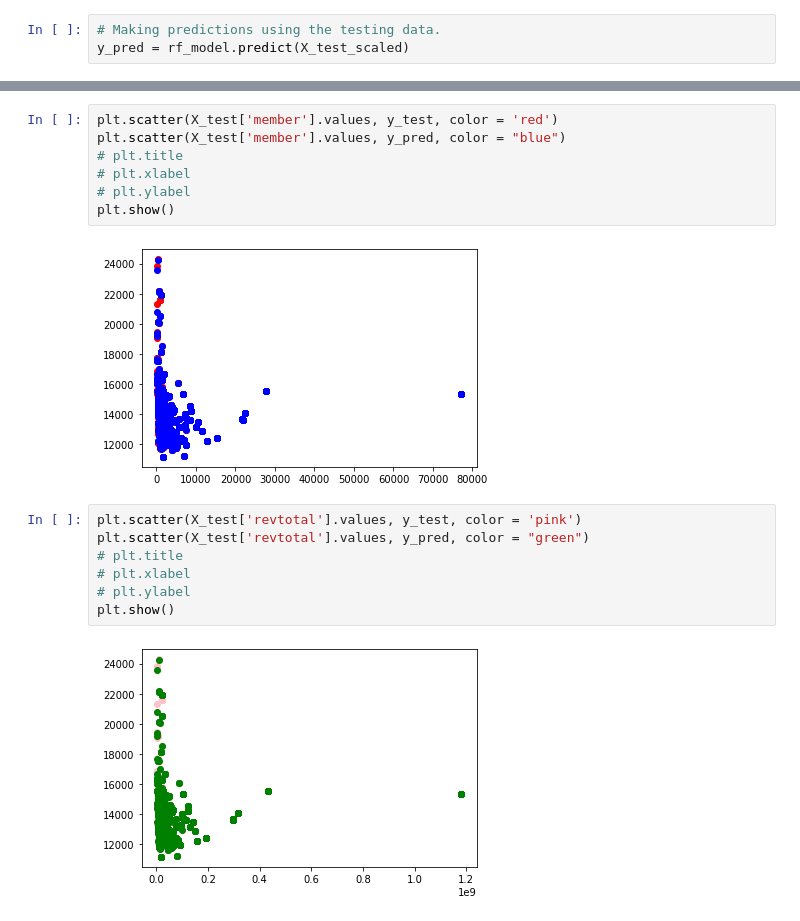
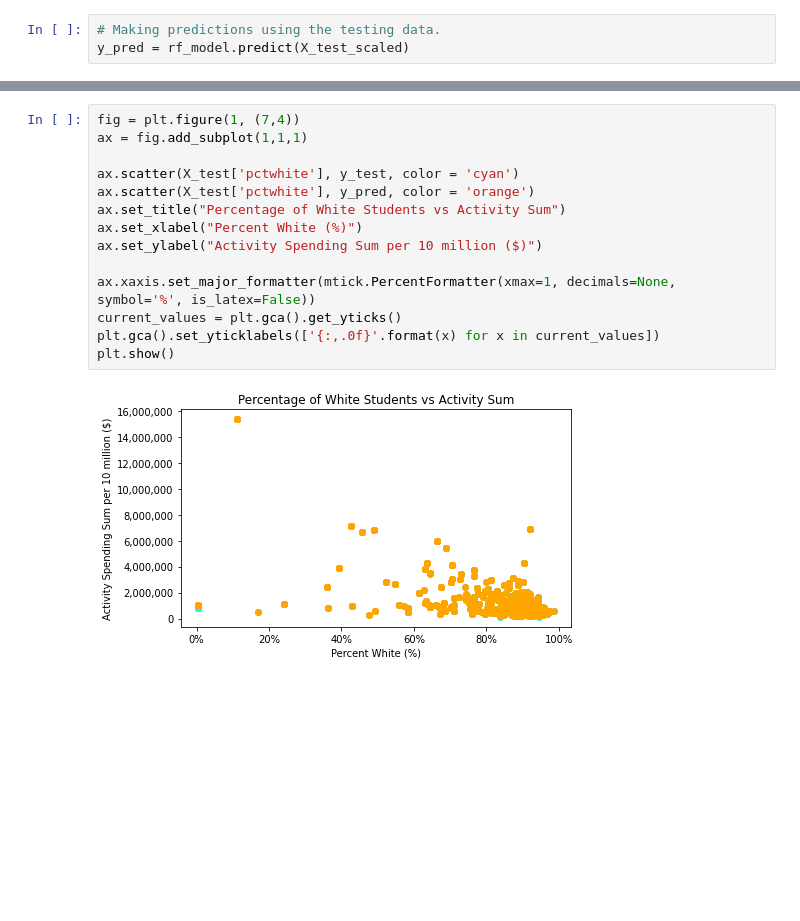
Before and after one commit to Lalita-ponnapalli/HS_Baseball_Scholarships, a Jupyter notebook: randomforestschools.ipynb, the cells around one changed output, grey strips where cells are left out. Saved outputs shown, nothing was run; the diff lists cells and outputs as text; blank space fills up the shorter version.

Commit message:
Updated Plots in Code

```diff
--- a/randomforestschools.ipynb
+++ b/randomforestschools.ipynb
@@ -225,18 +216,16 @@ plt.show()
-# %%
-plt.scatter(X_test['member'].values, y_test, color = 'red')
-plt.scatter(X_test['member'].values, y_pred, color = "blue")
-# plt.title
-# plt.xlabel
-# plt.ylabel
-plt.show()
-# %% [output]
-[figure, removed]
-# %%
-plt.scatter(X_test['revtotal'].values, y_test, color = 'pink')
-plt.scatter(X_test['revtotal'].values, y_pred, color = "green")
-# plt.title
-# plt.xlabel
-# plt.ylabel
-plt.show()
-# %% [output]
-[figure, removed]
+# %%
+fig = plt.figure(1, (7,4))
+ax = fig.add_subplot(1,1,1)
+
+ax.scatter(X_test['pctwhite'], y_test, color = 'cyan')
+ax.scatter(X_test['pctwhite'], y_pred, color = 'orange')
+ax.set_title("Percentage of White Students vs Activity Sum")
+ax.set_xlabel("Percent White (%)")
+ax.set_ylabel("Activity Spending Sum per 10 million ($)")
+
+ax.xaxis.set_major_formatter(mtick.PercentFormatter(xmax=1, decimals=None, symbol='%', is_latex=False))
+current_values = plt.gca().get_yticks()
+plt.gca().set_yticklabels(['{:,.0f}'.format(x) for x in current_values])
+plt.show()
+# %% [output]
+[figure, added]
```
Also changed, not shown: parts of 11 cells of this notebook.
